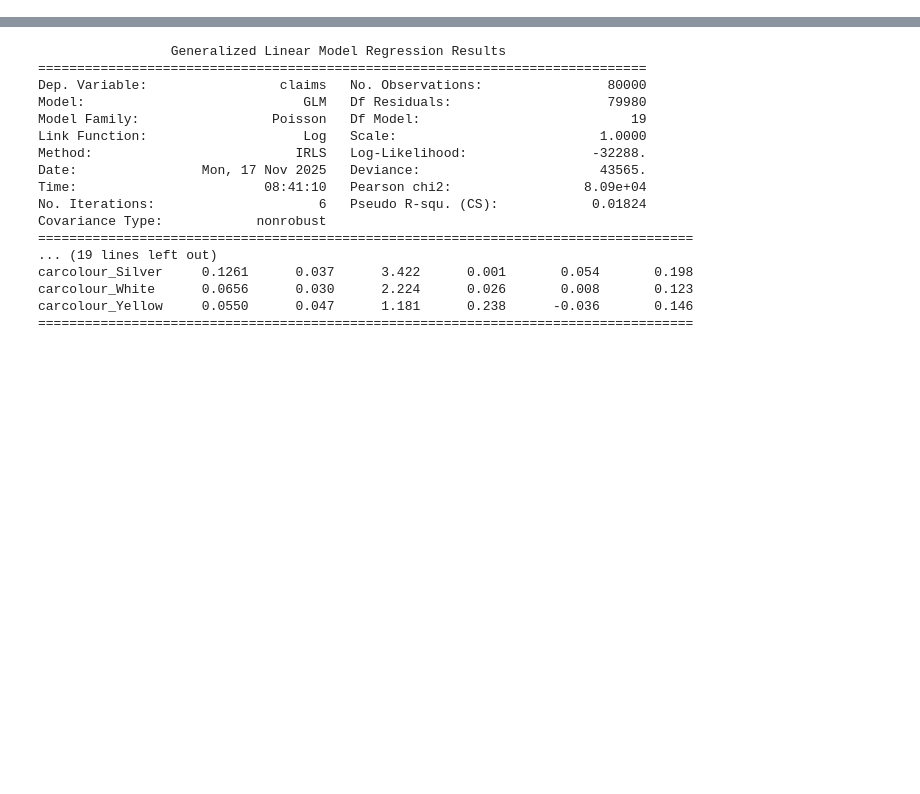
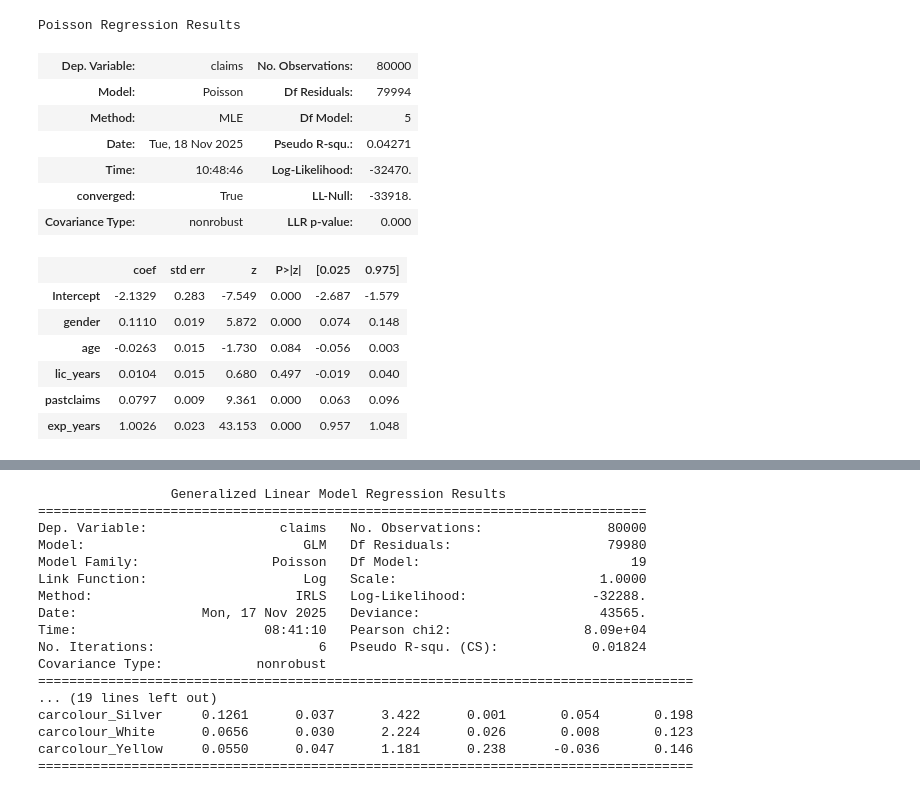
Before and after one commit to ArmandtErasmus/claims_prediction, a Jupyter notebook: data/model.ipynb, the cells around one changed output, grey strips where cells are left out. Drawn from its saved outputs; the diff is of its cells as text; code cells hidden in the pictures; blank space fills up the shorter version.

```diff
--- a/data/model.ipynb
+++ b/data/model.ipynb
@@ -13,0 +81,18 @@ df[bool_cols] = df[bool_cols].astype(int)
+# %%
+model.summary()
+# %% [output]
+Poisson Regression Results
+| Dep. Variable: | claims | No. Observations: | 80000 |
+| Model: | Poisson | Df Residuals: | 79994 |
+| Method: | MLE | Df Model: | 5 |
+| Date: | Tue, 18 Nov 2025 | Pseudo R-squ.: | 0.04271 |
+| Time: | 10:48:46 | Log-Likelihood: | -32470. |
+| converged: | True | LL-Null: | -33918. |
+| Covariance Type: | nonrobust | LLR p-value: | 0.000 |
+|  | coef | std err | z | P>|z| | [0.025 | 0.975] |
+| Intercept | -2.1329 | 0.283 | -7.549 | 0.000 | -2.687 | -1.579 |
+| gender | 0.1110 | 0.019 | 5.872 | 0.000 | 0.074 | 0.148 |
+| age | -0.0263 | 0.015 | -1.730 | 0.084 | -0.056 | 0.003 |
+| lic_years | 0.0104 | 0.015 | 0.680 | 0.497 | -0.019 | 0.040 |
+| pastclaims | 0.0797 | 0.009 | 9.361 | 0.000 | 0.063 | 0.096 |
+| exp_years | 1.0026 | 0.023 | 43.153 | 0.000 | 0.957 | 1.048 |
```
Also changed, not shown: parts of 10 cells of this notebook.
